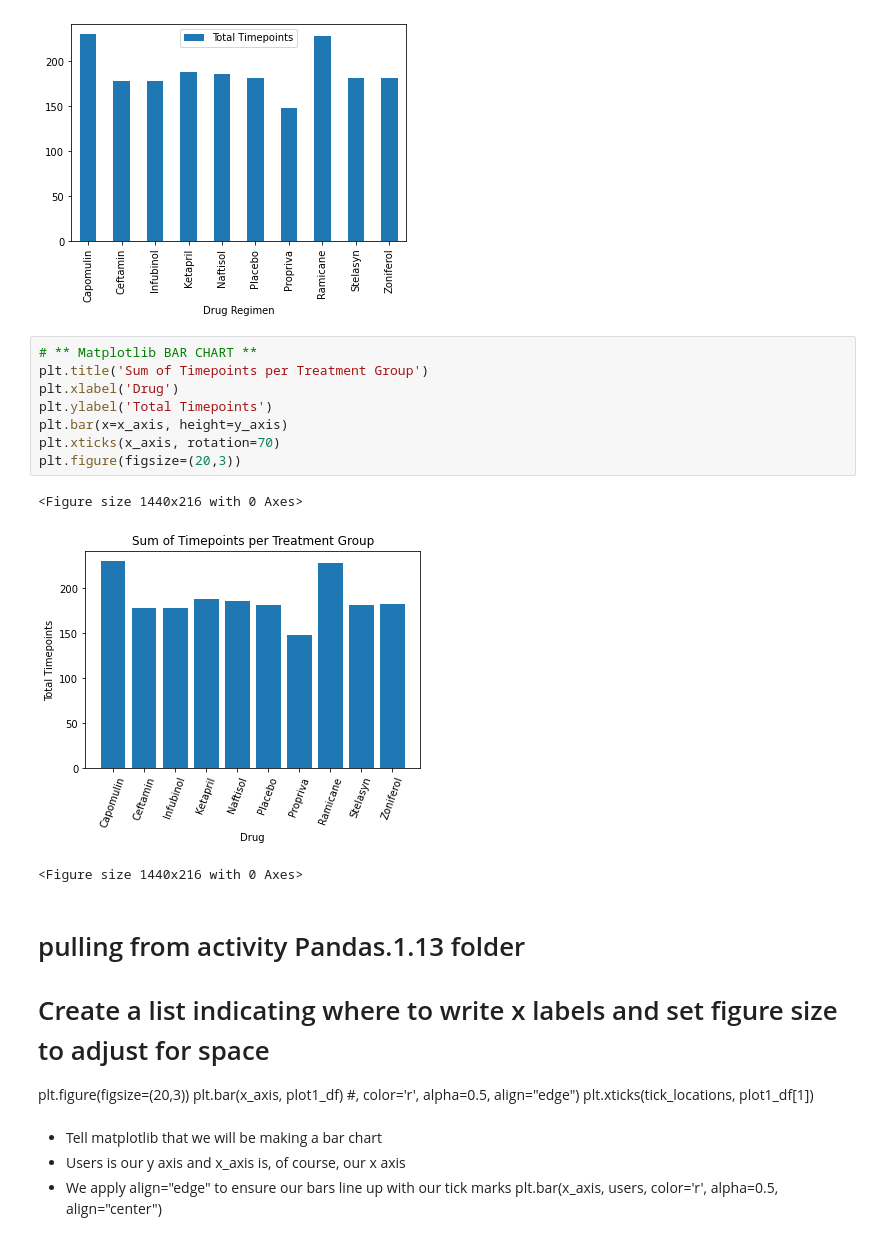
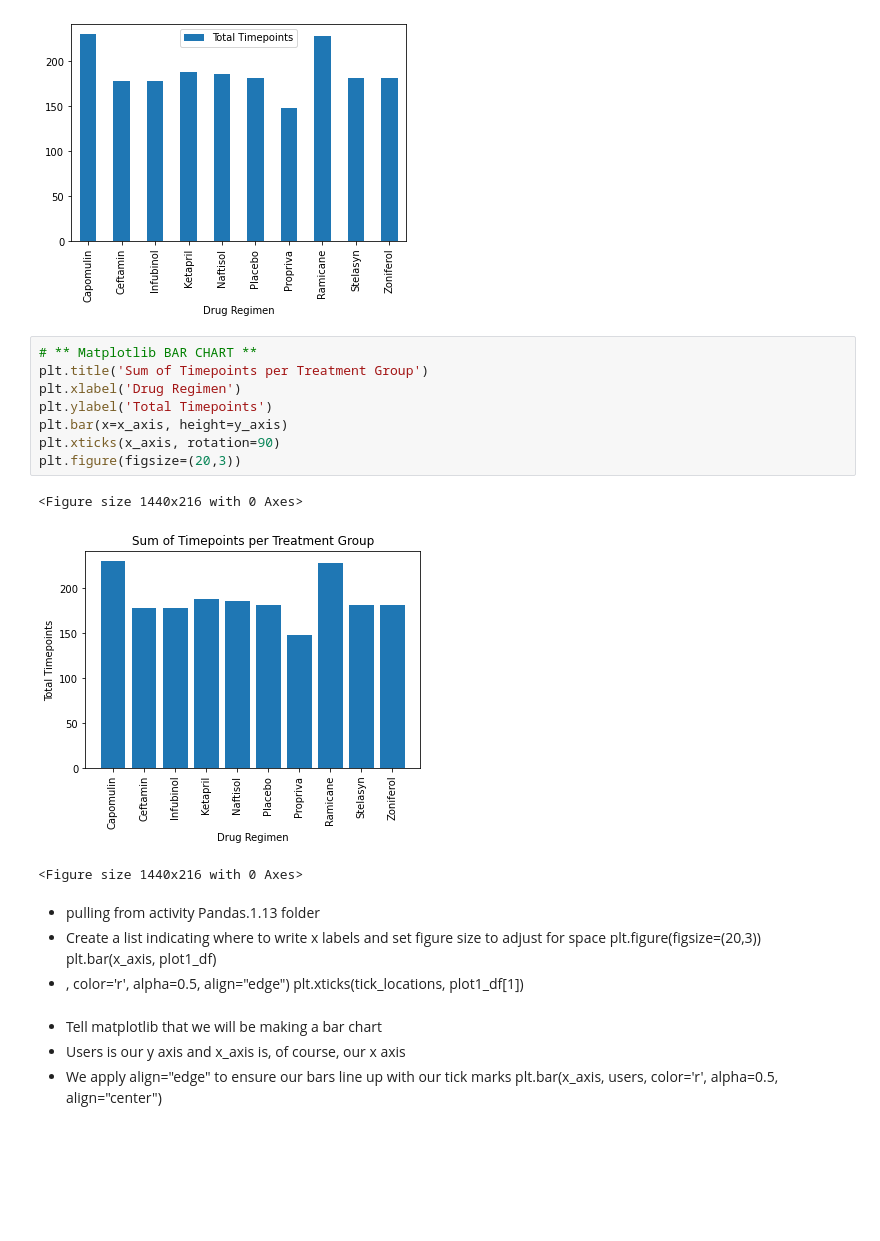
Before and after one commit to juliemcbaker/pymaceuticals, a Jupyter notebook: pymaceuticals_BAKER.ipynb, the cells around one changed output. Cells and saved outputs as stored; diff of their text form; blank space fills up the shorter version.

```diff
--- a/pymaceuticals_BAKER.ipynb
+++ b/pymaceuticals_BAKER.ipynb
@@ -433,21 +433,21 @@ plot1_df.plot.bar()
 # %%
 # ** Matplotlib BAR CHART **
 plt.title('Sum of Timepoints per Treatment Group')
-plt.xlabel('Drug')
+plt.xlabel('Drug Regimen')
 plt.ylabel('Total Timepoints')
 plt.bar(x=x_axis, height=y_axis)
-plt.xticks(x_axis, rotation=70)
+plt.xticks(x_axis, rotation=90)
 plt.figure(figsize=(20,3))
 # %% [output]
 <Figure size 1440x216 with 0 Axes>
-[figure, old version]
+[figure, new version]
 <Figure size 1440x216 with 0 Axes>
 # %% [markdown]
-# pulling from activity Pandas.1.13 folder
-# Create a list indicating where to write x labels and set figure size to adjust for space
+* pulling from activity Pandas.1.13 folder
+* Create a list indicating where to write x labels and set figure size to adjust for space
 plt.figure(figsize=(20,3))
 plt.bar(x_axis, plot1_df)
-#, color='r', alpha=0.5, align="edge")
+* , color='r', alpha=0.5, align="edge")
 plt.xticks(tick_locations, plot1_df[1])
 # %% [markdown]
 * Tell matplotlib that we will be making a bar chart
```
Also changed, not shown: parts of 18 cells of this notebook.
